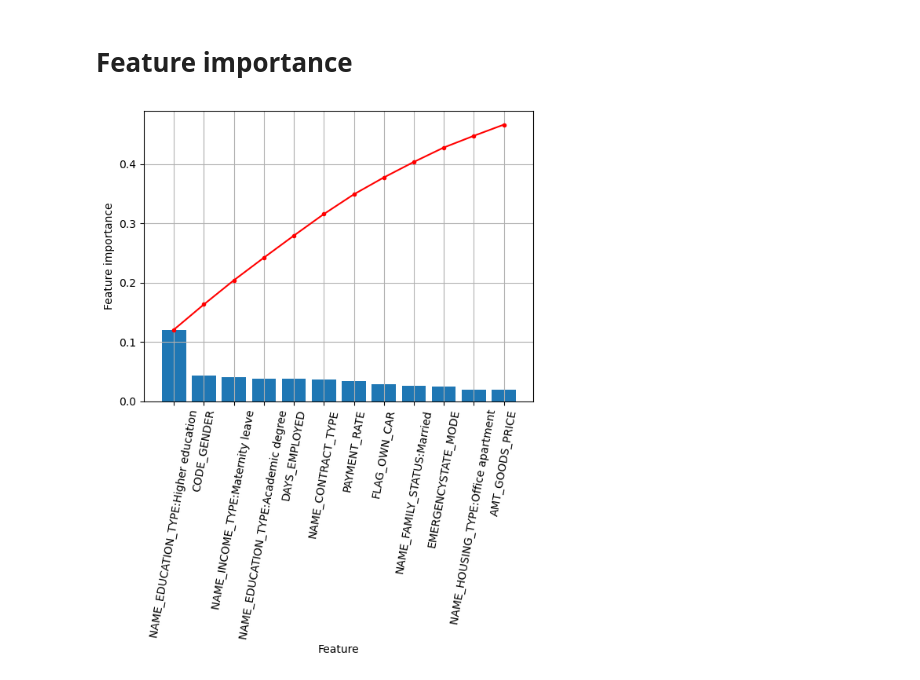
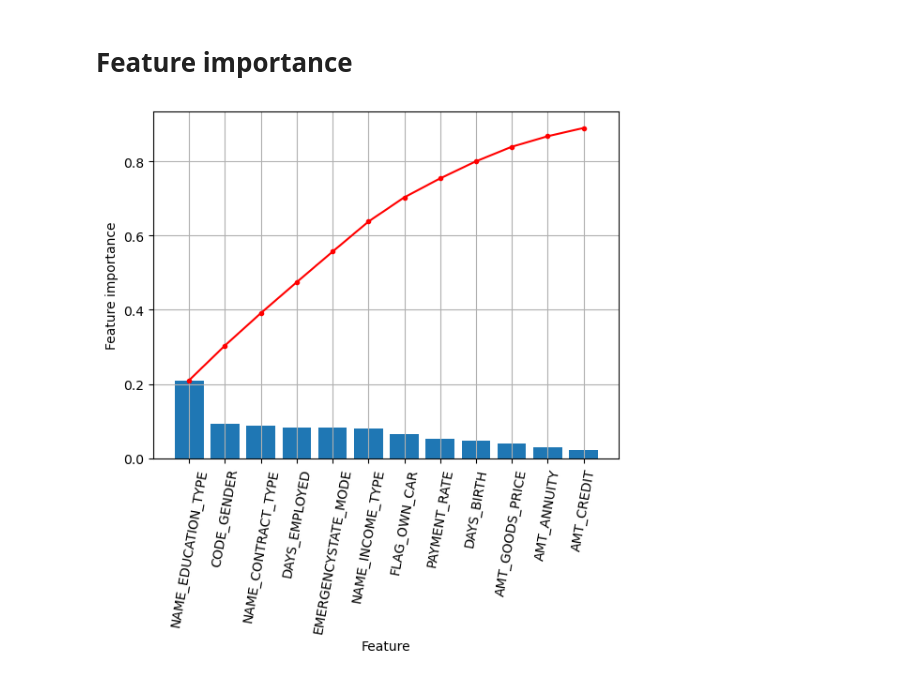
Before and after one commit to flo-richard/OpenClassrooms_Project7_main, a Jupyter notebook: Projet7_new.ipynb, the cells around one changed output. Cells and saved outputs as stored; diff of their text form; code cells hidden in the pictures.

Commit message:
New function for preprocessing and training, using fbeta metric, added global and local feature importances + 1st file for API

```diff
--- a/Projet7_new.ipynb
+++ b/Projet7_new.ipynb
@@ -764,10 +882,16 @@ model_xgb = imbpipe(steps=[
     ('classification', XGBClassifier(n_estimators=100, random_state=42))
 ])
 
-par_grid = {
+"""par_grid = {
     'classification__max_depth': [8, 10, 15],
     'classification__learning_rate': [.2, .25, .3],
     'classification__colsample_bytree': [.7, .75, .8]
+}"""
+
+par_grid = {
+    'classification__max_depth': [12],
+    'classification__learning_rate': [.35],
+    'classification__colsample_bytree': [.4, .45, .5]
 }
 
 xgb_custom = utils.train_model(model_xgb, par_grid, X_train, y_train, custom_error_func)
@@ -787,0 +915,33 @@ Weighted error:  0.06137380971758769
+# %%
+X = df_try.drop('TARGET', axis=1)
+y = df_try['TARGET']
+# %%
+from imblearn.pipeline import Pipeline as imbpipe
+from imblearn.over_sampling import SMOTE
+from sklearn.linear_model import LogisticRegression
+from sklearn.model_selection import GridSearchCV
+from imblearn.under_sampling import RandomUnderSampler
+from imblearn.over_sampling import RandomOverSampler
+from sklearn.model_selection import train_test_split
+from sklearn.preprocessing import OneHotEncoder, StandardScaler, LabelEncoder
+from sklearn.metrics import make_scorer, fbeta_score
+
+from xgboost import XGBClassifier
+importlib.reload(utils)
+
+beta = .1
+scoring_fn = utils.score_func
+custom_scoring_func = make_scorer(scoring_fn, beta=beta, greater_is_better=True)
+
+classifier = XGBClassifier(n_estimators=80, random_state=42)
+
+par_grid = {
+    'classification__max_depth': [3],
+    'classification__learning_rate': [.25, .3, .35],
+    'classification__colsample_bytree': [.65, .68, .7]
+}
+
+xgb, X_test, y_test = utils.train_try(X, y, classifier, par_grid, custom_scoring_func)
+
+xgb_predict = xgb.predict(X_test.values)
+utils.score_func(y_test.values, xgb_predict, beta=beta)
@@ -788,29 +995,29 @@ Weighted error:  0.06137380971758769
 # %% [markdown]
 # Feature importance
 # %%
-xgb_best = xgb_custom.best_estimator_
+xgb_best = xgb.best_estimator_
 
 importance_xgb = pd.DataFrame.from_dict({
-    'name': X_train.columns.to_list(),
+    'name': X.columns.to_list(),
     'feature_imp': xgb_best.named_steps['classification'].feature_importances_
 })
 
 importance_xgb = importance_xgb.sort_values(by=['feature_imp'], ascending=False)
 cumul_importance = np.cumsum(importance_xgb['feature_imp'].head(12))
 
 #fig, ax = plt.figure(figsize=(10,8))
 
 plt.bar(importance_xgb['name'].head(12), importance_xgb['feature_imp'].head(12))
 plt.plot(importance_xgb['name'].head(12), cumul_importance, marker='.', c='r')
 
 plt.xlabel('Feature')
 plt.ylabel('Feature importance')
 plt.xticks(ticks=np.linspace(0, 11, 12), labels=importance_xgb['name'].head(12), rotation=80)
 plt.grid()
 
 plt.show()
 # %% [output]
-[figure, old version]
+[figure, new version]
 # %%
 import lime
 from lime import lime_tabular
```
Also changed, not shown: parts of 50 cells of this notebook, 2 other files.
